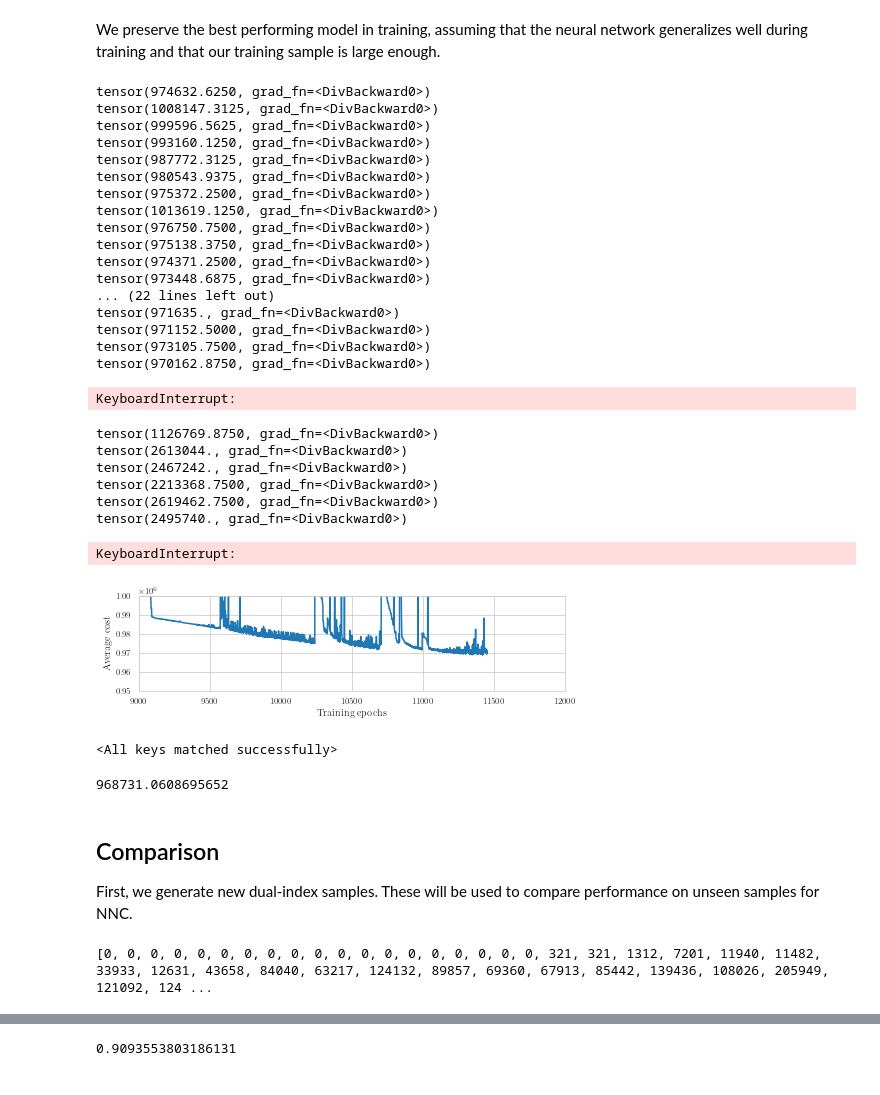
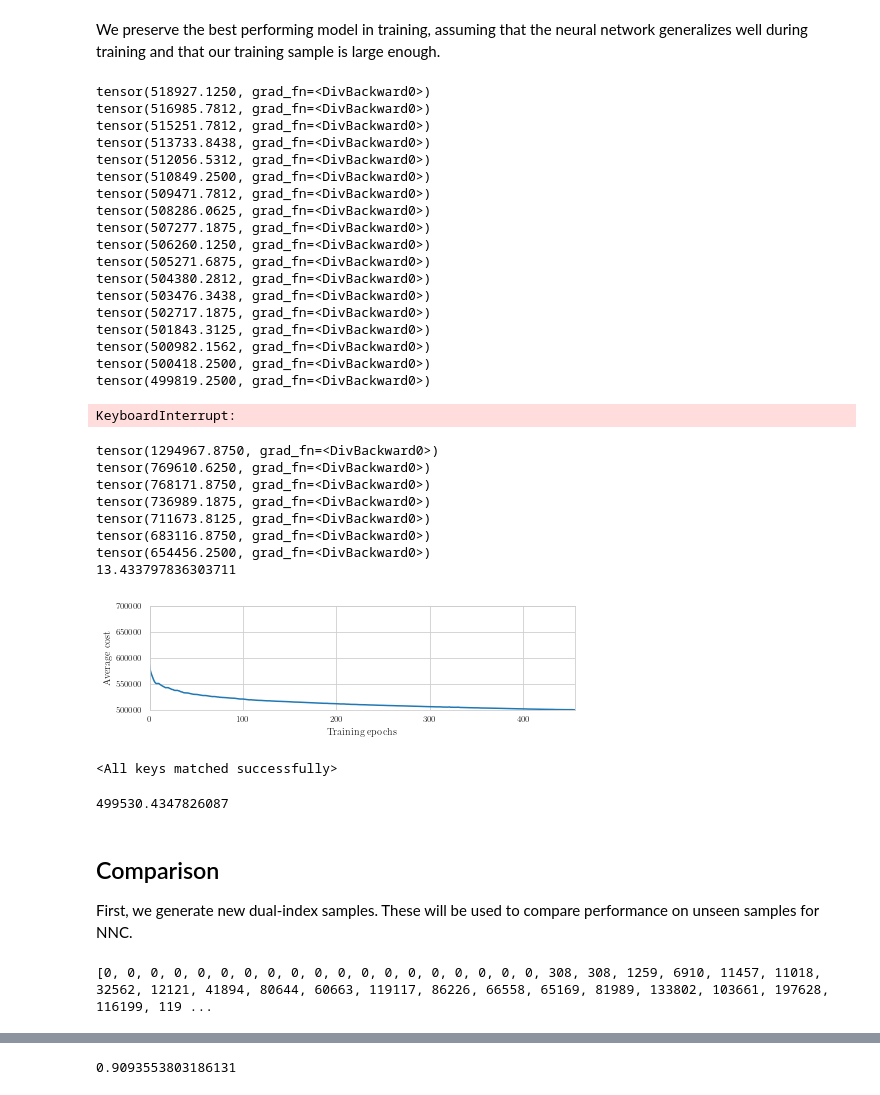
Before and after one commit to kushal-10/inventory-dynamics, a Jupyter notebook: MSOM_data/Gaussian_regression_third_gen.ipynb, the cells around one changed output, grey strips where cells are left out. Cells and saved outputs as stored; diff of their text form; code cells hidden in the pictures.

```diff
--- a/MSOM_data/Gaussian_regression_third_gen.ipynb
+++ b/MSOM_data/Gaussian_regression_third_gen.ipynb
@@ -283,6 +283,6 @@ sourcing_parameters = dict(ce=20,
                            le=0,
                            lr=2,
                            h=5,
-                           b=495,
+                           b=95,
                            T=max_weeks,
                            demand_distribution=[sampling_function])
@@ -333,7 +338,7 @@ all_training_costs = []
 # %%
 optimizer = torch.optim.RMSprop(#[dsd.I_0],
                                 list(fcc.parameters()),
-                                lr=3e-4)
+                                lr=1e-4)
 
 optimizer2 = torch.optim.RMSprop([dsd.I_0],
                                 #list(fcc.parameters()),
@@ -373,28 +378,29 @@ t1 = time.time()
 total = t1-t0
 print(total)
 # %% [output]
-tensor(974632.6250, grad_fn=<DivBackward0>)
-tensor(1008147.3125, grad_fn=<DivBackward0>)
-tensor(999596.5625, grad_fn=<DivBackward0>)
-tensor(993160.1250, grad_fn=<DivBackward0>)
-tensor(987772.3125, grad_fn=<DivBackward0>)
-tensor(980543.9375, grad_fn=<DivBackward0>)
-tensor(975372.2500, grad_fn=<DivBackward0>)
-tensor(1013619.1250, grad_fn=<DivBackward0>)
-tensor(976750.7500, grad_fn=<DivBackward0>)
-tensor(975138.3750, grad_fn=<DivBackward0>)
-tensor(974371.2500, grad_fn=<DivBackward0>)
-tensor(973448.6875, grad_fn=<DivBackward0>)
-... (22 lines left out)
-tensor(971635., grad_fn=<DivBackward0>)
-tensor(971152.5000, grad_fn=<DivBackward0>)
-tensor(973105.7500, grad_fn=<DivBackward0>)
-tensor(970162.8750, grad_fn=<DivBackward0>)
+tensor(518927.1250, grad_fn=<DivBackward0>)
+tensor(516985.7812, grad_fn=<DivBackward0>)
+tensor(515251.7812, grad_fn=<DivBackward0>)
+tensor(513733.8438, grad_fn=<DivBackward0>)
+tensor(512056.5312, grad_fn=<DivBackward0>)
+tensor(510849.2500, grad_fn=<DivBackward0>)
+tensor(509471.7812, grad_fn=<DivBackward0>)
+tensor(508286.0625, grad_fn=<DivBackward0>)
+tensor(507277.1875, grad_fn=<DivBackward0>)
+tensor(506260.1250, grad_fn=<DivBackward0>)
+tensor(505271.6875, grad_fn=<DivBackward0>)
+tensor(504380.2812, grad_fn=<DivBackward0>)
+tensor(503476.3438, grad_fn=<DivBackward0>)
+tensor(502717.1875, grad_fn=<DivBackward0>)
+tensor(501843.3125, grad_fn=<DivBackward0>)
+tensor(500982.1562, grad_fn=<DivBackward0>)
+tensor(500418.2500, grad_fn=<DivBackward0>)
+tensor(499819.2500, grad_fn=<DivBackward0>)
 KeyboardInterrupt:
 # %%
 optimizer = torch.optim.RMSprop(#[dsd.I_0],
                                 list(fcc.parameters()),
-                                lr=1e-3)
+                                lr=2e-4)
 
 optimizer2 = torch.optim.RMSprop([dsd.I_0],
                                 #list(fcc.parameters()),
@@ -402,7 +408,7 @@ optimizer2 = torch.optim.RMSprop([dsd.I_0],
                                )
 # %%
 fine_tuning_iterations = 3000
-minibatch_size = 8
+minibatch_size = 1
 random_seed = 4
 
 t0 = time.time()
@@ -434,40 +440,41 @@ t1 = time.time()
 total = t1-t0
 print(total)
 # %% [output]
-tensor(1126769.8750, grad_fn=<DivBackward0>)
-tensor(2613044., grad_fn=<DivBackward0>)
-tensor(2467242., grad_fn=<DivBackward0>)
-tensor(2213368.7500, grad_fn=<DivBackward0>)
-tensor(2619462.7500, grad_fn=<DivBackward0>)
-tensor(2495740., grad_fn=<DivBackward0>)
+tensor(1294967.8750, grad_fn=<DivBackward0>)
+tensor(769610.6250, grad_fn=<DivBackward0>)
+tensor(768171.8750, grad_fn=<DivBackward0>)
+tensor(736989.1875, grad_fn=<DivBackward0>)
+tensor(711673.8125, grad_fn=<DivBackward0>)
+tensor(683116.8750, grad_fn=<DivBackward0>)
+tensor(654456.2500, grad_fn=<DivBackward0>)
+13.433797836303711
-KeyboardInterrupt:
 # %%
 from matplotlib.ticker import NullFormatter
 
 # set nice figure sizes
 fig_width_pt = 495    # Get this from LaTeX using \showthe\columnwidth
 golden_mean = (np.sqrt(5.) - 1.) / 2.  # Aesthetic ratio
 ratio = golden_mean
 inches_per_pt = 1. / 72.27  # Convert pt to inches
 fig_width = fig_width_pt * inches_per_pt  # width in inches
 fig_height = fig_width*ratio  # height in inches
 fig_size = [fig_width, 0.5*fig_height]
 rcParams.update({'figure.figsize': fig_size})
 
 costs = np.array(all_training_costs)
 #np.savetxt("cost_direct_learning.dat",costs)
 
 fig, ax = plt.subplots(ncols=1)
 plt.plot(costs,alpha=1)
 ax.yaxis.set_minor_formatter(NullFormatter())
 ax.set_xlabel(r'Training epochs')
 ax.set_ylabel(r'Average cost')
 plt.tight_layout()
 #plt.yscale("log")
-plt.xlim(9000,12000)
-plt.ylim(9.5e5,1.0e6)
+#plt.xlim(9000,12000)
+plt.ylim(5e5,7e5)
 plt.margins(0,0)
 plt.show()
 # %% [output]
-[figure, old version]
+[figure, new version]
 # %%
@@ -479,5 +486,5 @@ fcc.load_state_dict(best_model_load)
 # %%
 min(costs)
 # %% [output]
-968731.0608695652
+499530.4347826087
 # %%
@@ -492,7 +499,7 @@ sourcing_parameters = dict(ce=20,
                            le=0,
                            lr=2,
                            h=5,
-                           b=495,
+                           b=95,
                            T=max_weeks,
                            I0=1,
                            demand_distribution=[sampling_function])
@@ -500,7 +507,7 @@ sourcing_parameters = dict(ce=20,
 state_trajectories, qr_trajectories, qe_trajectories =\
     sample_trajectories_capped_dual_index_temporal(n_trajectories=1000, mean_demand_arr=1e5*mean_arr, std_demand_arr=1e5*std_arr, seed=25, **sourcing_parameters)
 # %% [output]
-[0, 0, 0, 0, 0, 0, 0, 0, 0, 0, 0, 0, 0, 0, 0, 0, 0, 0, 0, 321, 321, 1312, 7201, 11940, 11482, 33933, 12631, 43658, 84040, 63217, 124132, 89857, 69360, 67913, 85442, 139436, 108026, 205949, 121092, 124 ...
+[0, 0, 0, 0, 0, 0, 0, 0, 0, 0, 0, 0, 0, 0, 0, 0, 0, 0, 0, 308, 308, 1259, 6910, 11457, 11018, 32562, 12121, 41894, 80644, 60663, 119117, 86226, 66558, 65169, 81989, 133802, 103661, 197628, 116199, 119 ...
 # %%
 dsd.reset(1)
 def evaluate_nnc_on_sample(state_trajectories,
```
Also changed, not shown: parts of 11 cells of this notebook, 13 other files.
